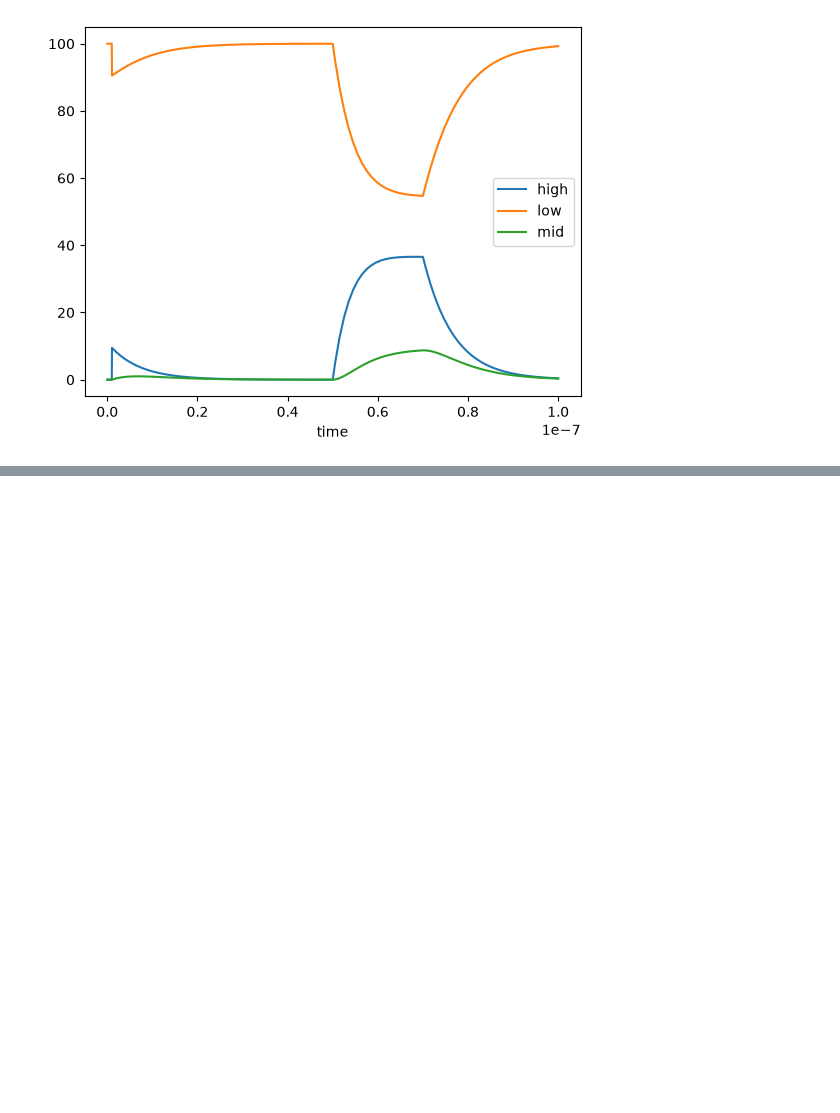
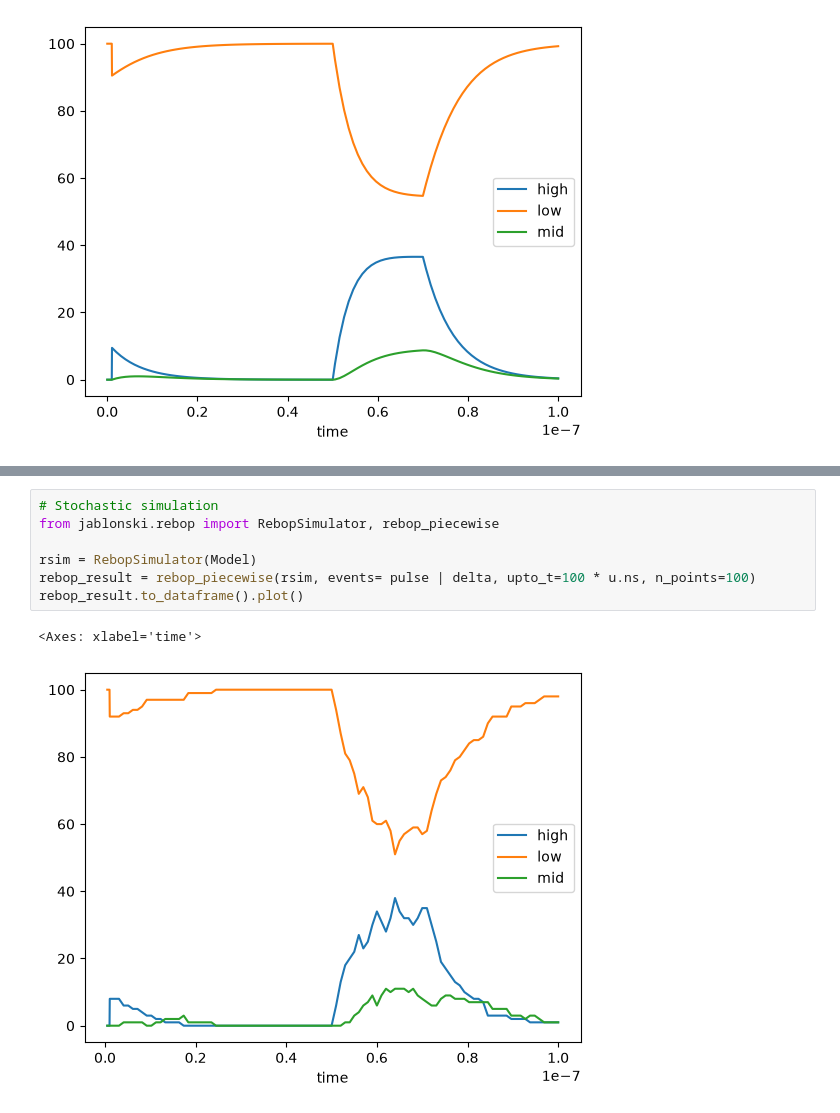
Before and after one commit to dyscolab/jablonski, a Jupyter notebook: examples/time_resolved.ipynb, the cells around one changed output, grey strips where cells are left out. Cells and saved outputs as stored; diff of their text form; blank space fills up the shorter version.

Commit message:
added rebop_spectral_time_resolved_emission and rebop_time_resolved_emission for stochastic simulation of time resolved emission

```diff
--- a/examples/time_resolved.ipynb
+++ b/examples/time_resolved.ipynb
@@ -112,3 +112,13 @@ result_2.pint.dequantify().to_dataframe().plot()
 # %% [output]
 <Axes: xlabel='time'>
 [figure]
+# %%
+# Stochastic simulation
+from jablonski.rebop import RebopSimulator, rebop_piecewise
+
+rsim = RebopSimulator(Model)
+rebop_result = rebop_piecewise(rsim, events= pulse | delta, upto_t=100 * u.ns, n_points=100)
+rebop_result.to_dataframe().plot()
+# %% [output]
+<Axes: xlabel='time'>
+[figure, added]
```
Also changed, not shown: parts of 3 cells of this notebook, 4 other files.
